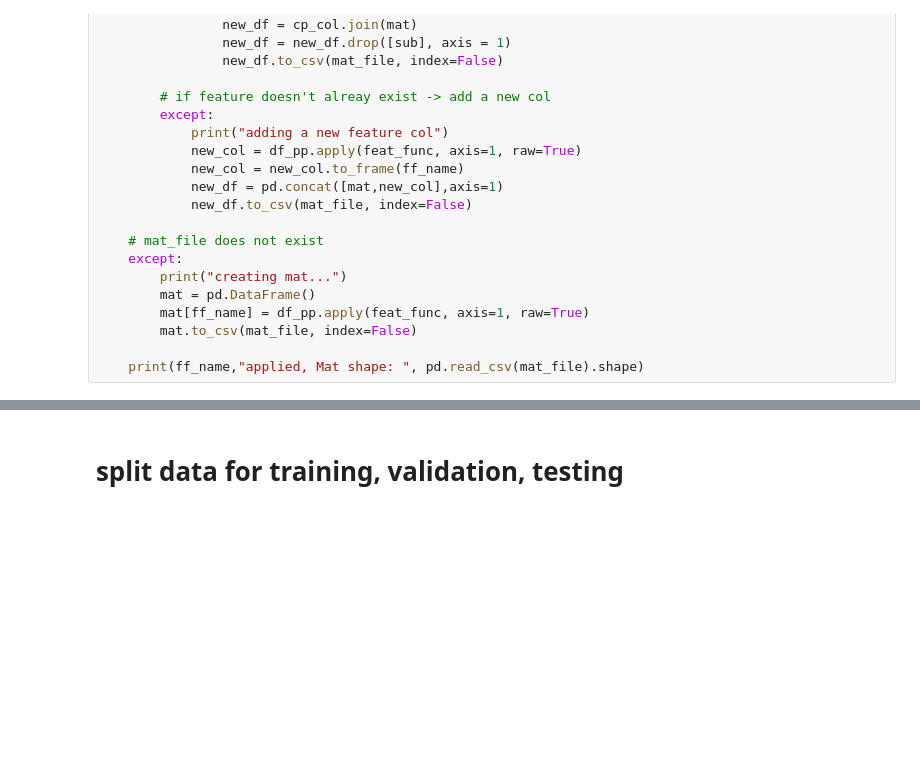
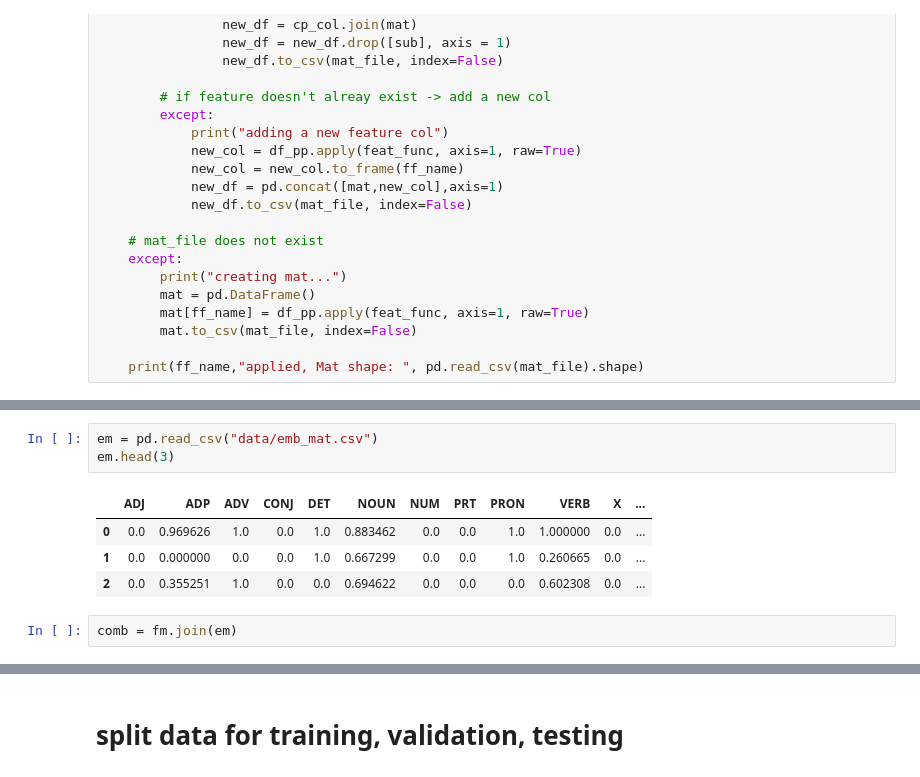
Before and after one commit to ryonion/kaggle_question_pair, a Jupyter notebook: mat_builder.ipynb, the cells around one changed output, grey strips where cells are left out. Cells and saved outputs as stored; diff of their text form; blank space fills up the shorter version.

```diff
--- a/mat_builder.ipynb
+++ b/mat_builder.ipynb
@@ -154,0 +162,10 @@ pd.read_csv(mat_file)
+# %%
+em = pd.read_csv("data/emb_mat.csv")
+em.head(3)
+# %% [output]
+|  | ADJ | ADP | ADV | CONJ | DET | NOUN | NUM | PRT | PRON | VERB | X | ... |
+| 0 | 0.0 | 0.969626 | 1.0 | 0.0 | 1.0 | 0.883462 | 0.0 | 0.0 | 1.0 | 1.000000 | 0.0 | ... |
+| 1 | 0.0 | 0.000000 | 0.0 | 0.0 | 1.0 | 0.667299 | 0.0 | 0.0 | 1.0 | 0.260665 | 0.0 | ... |
+| 2 | 0.0 | 0.355251 | 1.0 | 0.0 | 0.0 | 0.694622 | 0.0 | 0.0 | 0.0 | 0.602308 | 0.0 | ... |
+# %%
+comb = fm.join(em)
```
Also changed, not shown: parts of 83 cells of this notebook, 7 other files.
